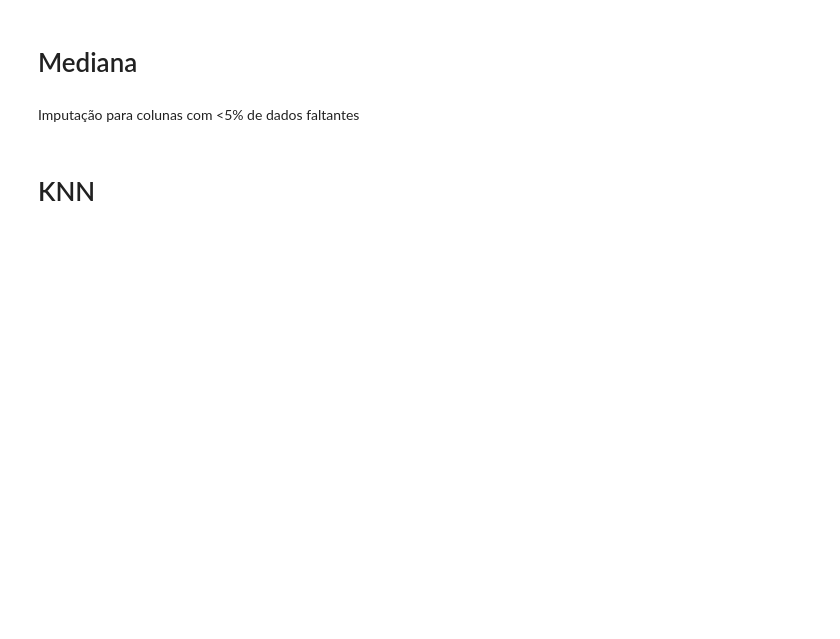
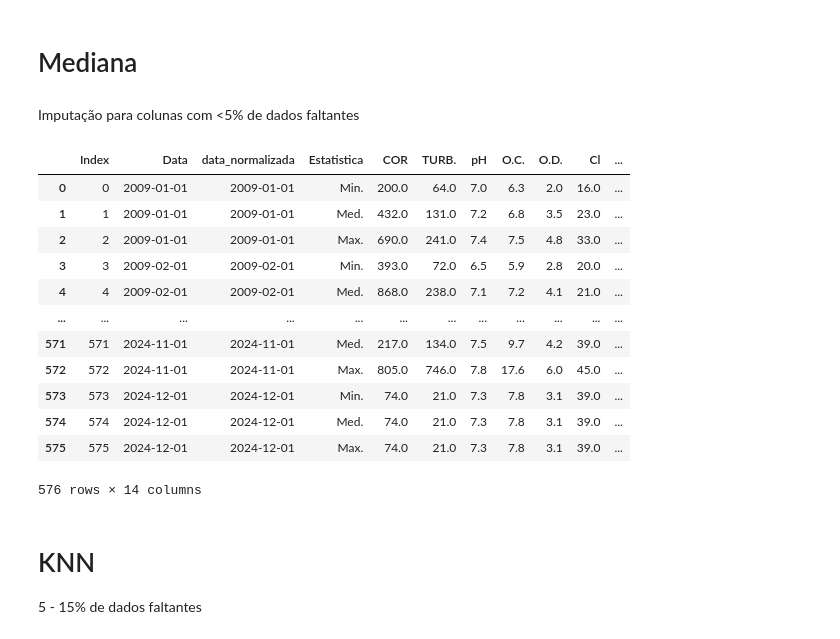
Before and after one commit to Guilherme-Betta/IC2, a Jupyter notebook: jupyter_notebooks/4_imputacao.ipynb, the cells around one changed output. Cells and saved outputs as stored; diff of their text form; code cells hidden in the pictures; blank space fills up the shorter version.

```diff
--- a/jupyter_notebooks/4_imputacao.ipynb
+++ b/jupyter_notebooks/4_imputacao.ipynb
@@ -68,7 +128,8 @@ def mean_imput(df, variaveis, max_missing=0.05, salvar_arquivo=True):
 # %% [markdown]
 Imputação para colunas com <5% de dados faltantes
 # %%
-def median_imput(df, variaveis, max_missing=0.05, salvar_arquivo=True):
+def median_imput(df, metadados, variaveis, max_missing=0.05,
+                 return_reduced=False, save_missing_pct=False, salvar_arquivo=True):
     """
     Faz a imputação dos dados faltantes via mediana.
 
@@ -78,10 +139,17 @@ def median_imput(df, variaveis, max_missing=0.05, salvar_arquivo=True):
         DataFrame de interesse.
     variaveis : list
         Lista de variáveis presentes em df.
+    metadados : list
+        Lista de metadados presentes em df.
     max_missing : float, default 0.05
         Determina a fração máxima de dados faltantes tolerados numa coluna.
         Se a fração de dados faltantes for maior que max_missing, o algoritmo de
         imputação não será aplicado à coluna.
+    return_reduced : bool, default False
+        Se True, retorna apenas as colunas que receberam imputação.
+    save_missing_pct : bool, default False
+        Se True, retorna um dicionário com a porcentagem de dados faltantes
+        de cada coluna imputada.
     salvar_arquivo : bool, default True
         Determina se um arquivo Excel com o DataFrame pós imputação deve ser gerado.
 
@@ -89,13 +157,56 @@ def median_imput(df, variaveis, max_missing=0.05, salvar_arquivo=True):
     -------
     df : pd.DataFrame
         DataFrame pós imputação.
+    missing_pct : dict, optional
+        Dicionário com as porcentagens de dados faltantes (apenas se save_missing_pct=True).
     """
     df = df.copy()
-    cols = filtro_colunas_5(df, variaveis, max_missing)
+    cols = filtro_colunas(df, variaveis, min_missing=0, max_missing=max_missing)
+
+    # Calcula porcentagem de dados faltantes antes de imputar
+    if save_missing_pct:
+        missing_pct = df[cols].isna().mean().to_dict()
+
+    # Faz a imputação
     df[cols] = df[cols].fillna(df[cols].median())
+
+    # Retorna um DataFrame sem as variáveis que não passaram pela imputação
+    if return_reduced:
+        # Lista os nomes das colunas desejadas no DataFrame final.
+        colunas = set(cols + metadados)
+        # Busca as colunas presentes na lista anterior.
+        colunas = [col for col in df.columns if col in colunas]
+        # Reduz o DataFrame às colunas de metadados + variáveis imputadas.
+        df = df[colunas]
+
     if salvar_arquivo:
         salvar(df, "imput_median")
+
+    if save_missing_pct:
+        return df, missing_pct
+
     return df
+# %%
+# Teste
+dados_limpos, metadados, variaveis = dados(r"data\input\dados_limpos.xlsx")
+
+median_imput(dados_limpos, metadados=metadados, variaveis=variaveis, return_reduced=True)
+# %% [output]
+|  | Index | Data | data_normalizada | Estatistica | COR | TURB. | pH | O.C. | O.D. | Cl | ... |
+| 0 | 0 | 2009-01-01 | 2009-01-01 | Min. | 200.0 | 64.0 | 7.0 | 6.3 | 2.0 | 16.0 | ... |
+| 1 | 1 | 2009-01-01 | 2009-01-01 | Med. | 432.0 | 131.0 | 7.2 | 6.8 | 3.5 | 23.0 | ... |
+| 2 | 2 | 2009-01-01 | 2009-01-01 | Max. | 690.0 | 241.0 | 7.4 | 7.5 | 4.8 | 33.0 | ... |
+| 3 | 3 | 2009-02-01 | 2009-02-01 | Min. | 393.0 | 72.0 | 6.5 | 5.9 | 2.8 | 20.0 | ... |
+| 4 | 4 | 2009-02-01 | 2009-02-01 | Med. | 868.0 | 238.0 | 7.1 | 7.2 | 4.1 | 21.0 | ... |
+| ... | ... | ... | ... | ... | ... | ... | ... | ... | ... | ... | ... |
+| 571 | 571 | 2024-11-01 | 2024-11-01 | Med. | 217.0 | 134.0 | 7.5 | 9.7 | 4.2 | 39.0 | ... |
+| 572 | 572 | 2024-11-01 | 2024-11-01 | Max. | 805.0 | 746.0 | 7.8 | 17.6 | 6.0 | 45.0 | ... |
+| 573 | 573 | 2024-12-01 | 2024-12-01 | Min. | 74.0 | 21.0 | 7.3 | 7.8 | 3.1 | 39.0 | ... |
+| 574 | 574 | 2024-12-01 | 2024-12-01 | Med. | 74.0 | 21.0 | 7.3 | 7.8 | 3.1 | 39.0 | ... |
+| 575 | 575 | 2024-12-01 | 2024-12-01 | Max. | 74.0 | 21.0 | 7.3 | 7.8 | 3.1 | 39.0 | ... |
+576 rows × 14 columns
 # %% [markdown]
 # KNN
+
+5 - 15% de dados faltantes
 # %%
```
Also changed, not shown: parts of 7 cells of this notebook, 3 other files.
